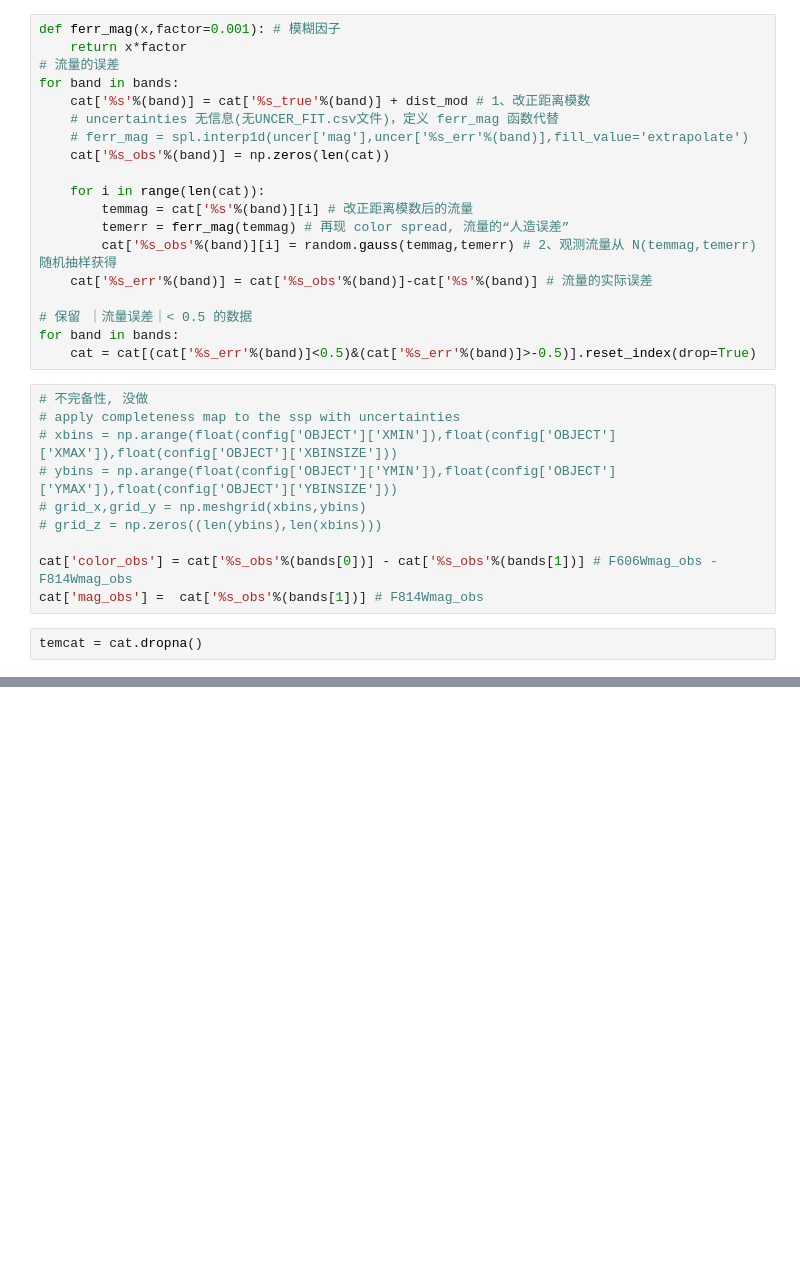
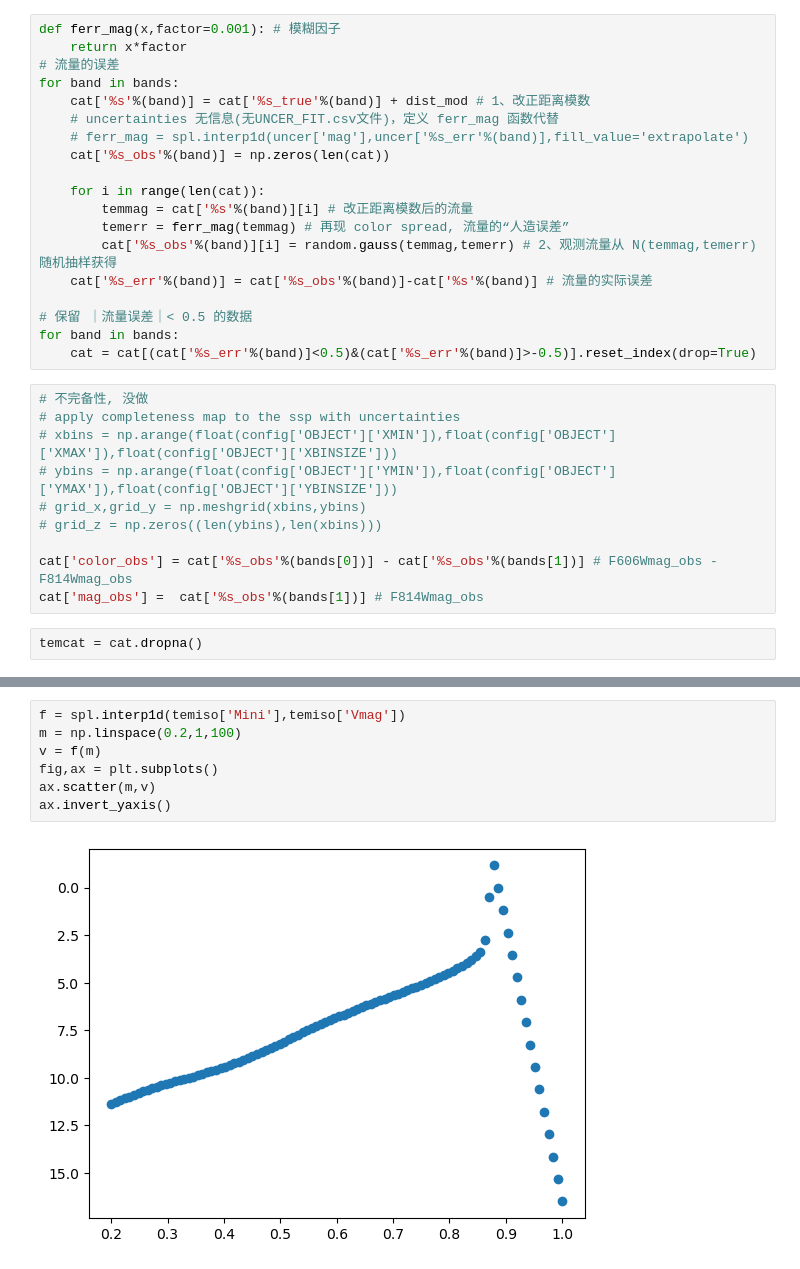
Before and after one commit to ShenYueYue-Sara/Cluster, a Jupyter notebook: code/draft/single_population.ipynb, the cells around one changed output, grey strips where cells are left out. Cells and saved outputs as stored; diff of their text form; blank space fills up the shorter version.

```diff
--- a/code/draft/single_population.ipynb
+++ b/code/draft/single_population.ipynb
@@ -203,0 +330,9 @@ Text(0, 0.5, 'F606W (mag)')
+# %%
+f = spl.interp1d(temiso['Mini'],temiso['Vmag'])
+m = np.linspace(0.2,1,100)
+v = f(m)
+fig,ax = plt.subplots()
+ax.scatter(m,v)
+ax.invert_yaxis()
+# %% [output]
+[figure, added]
```
Also changed, not shown: parts of 19 cells of this notebook.
